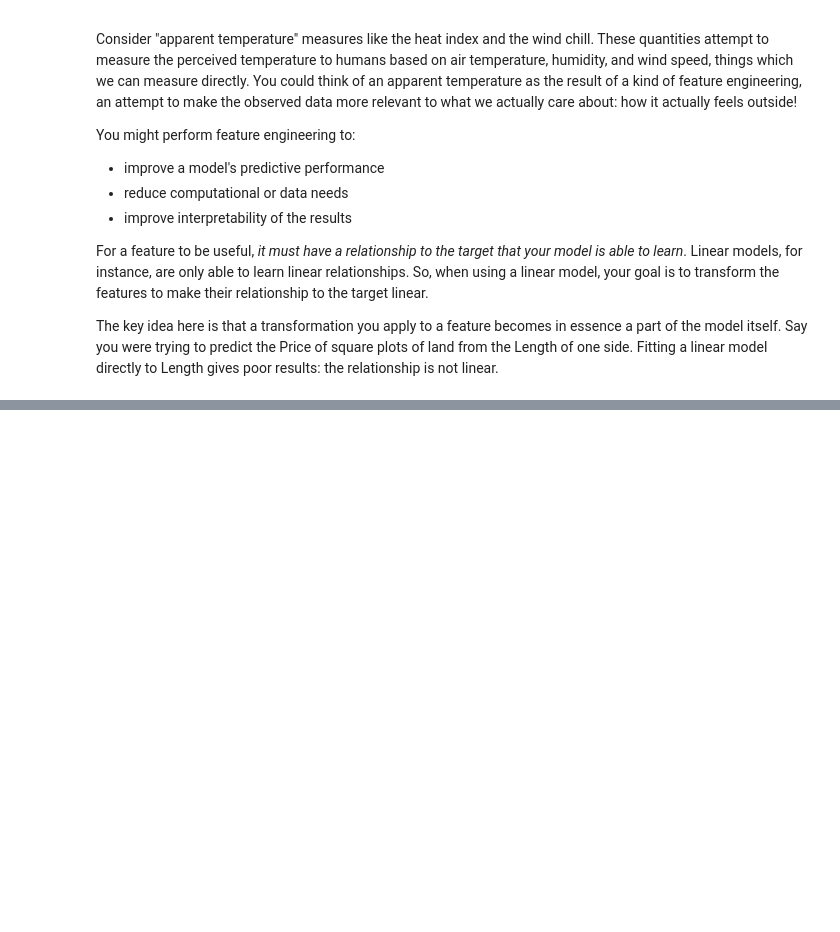
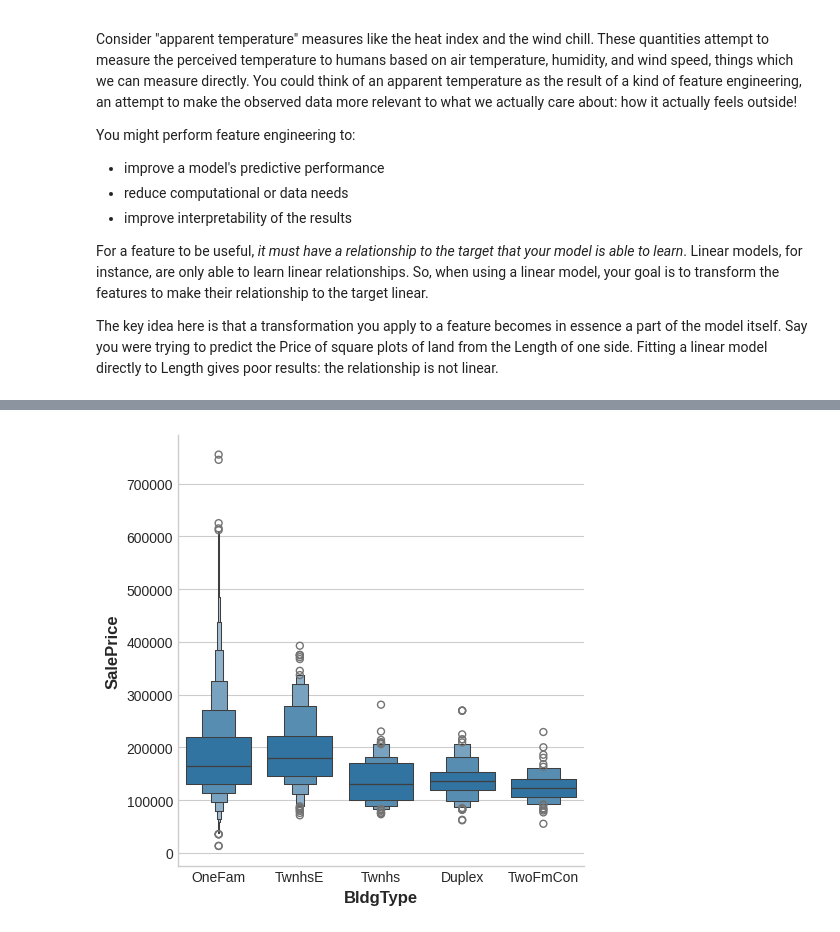
Before and after one commit to nachoacev/practice-data-science, a Jupyter notebook: FeatureEngineering.ipynb, the cells around one changed output, grey strips where cells are left out. Cells and saved outputs as stored; diff of their text form; code cells hidden in the pictures; blank space fills up the shorter version.

```diff
--- a/FeatureEngineering.ipynb
+++ b/FeatureEngineering.ipynb
@@ -30,0 +178,4 @@ The key idea here is that a transformation you apply to a feature becomes in ess
+# %%
+sns.catplot(x="BldgType", y="SalePrice", data=df, kind="boxen");
+# %% [output]
+[figure, added]
```
Also changed, not shown: parts of 13 cells of this notebook.
